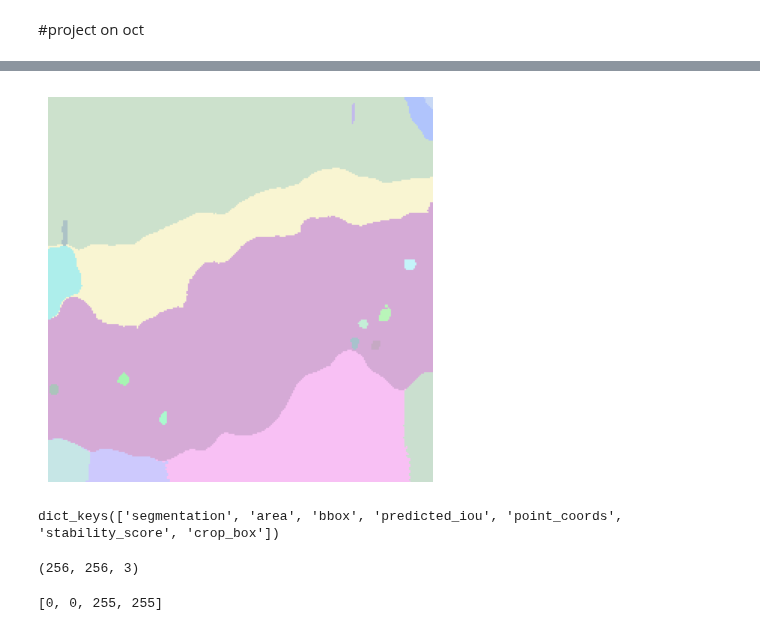
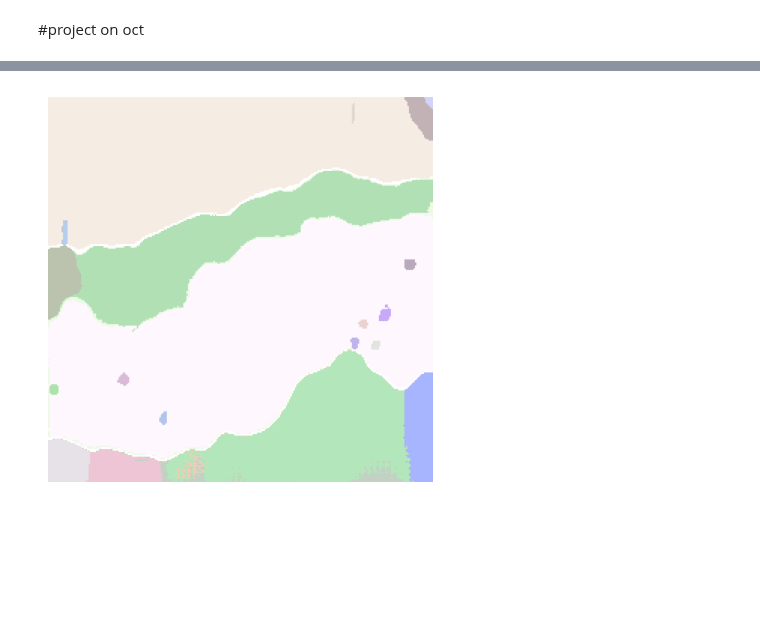
Before and after one commit to WinetraubLab/zero_shot_segmentation, a Jupyter notebook: testing_sam_on_fake_histologies.ipynb, the cells around one changed output, grey strips where cells are left out. Drawn from its saved outputs; the diff is of its cells as text; code cells hidden in the pictures; blank space fills up the shorter version.

```diff
--- a/testing_sam_on_fake_histologies.ipynb
+++ b/testing_sam_on_fake_histologies.ipynb
@@ -134,22 +175,11 @@ visualize_masks_on_img(white_image, masks, FIG_SIZE)
 # %%
-mask_generator.stability_score_thresh=0.02
+mask_generator.stability_score_thresh=0.0
 masks2 = mask_generator.generate(input)
 visualize_masks_on_img(white_image, masks2, FIG_SIZE)
 # %% [output]
-[figure, old version]
+[figure, new version]
-# %%
-masks2[0].keys()
-# %% [output]
-dict_keys(['segmentation', 'area', 'bbox', 'predicted_iou', 'point_coords', 'stability_score', 'crop_box'])
-# %%
-input.shape
-# %% [output]
-(256, 256, 3)
 # %%
 sorted_masks = sorted(masks2, key=(lambda x: x['area']), reverse=True)
-sorted_masks[0]['bbox'] # XYWH format
-# %% [output]
-[0, 0, 255, 255]
 # %%
 def show_anns_for_single_mask(ann):
   ax = plt.gca()
```
Also changed, not shown: parts of 8 cells of this notebook.
